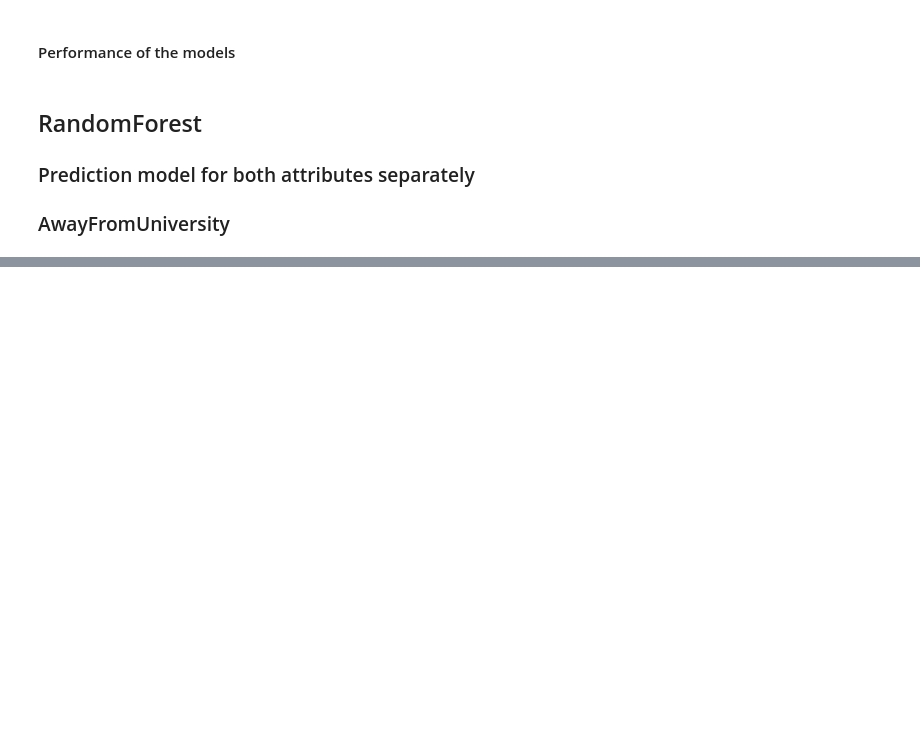
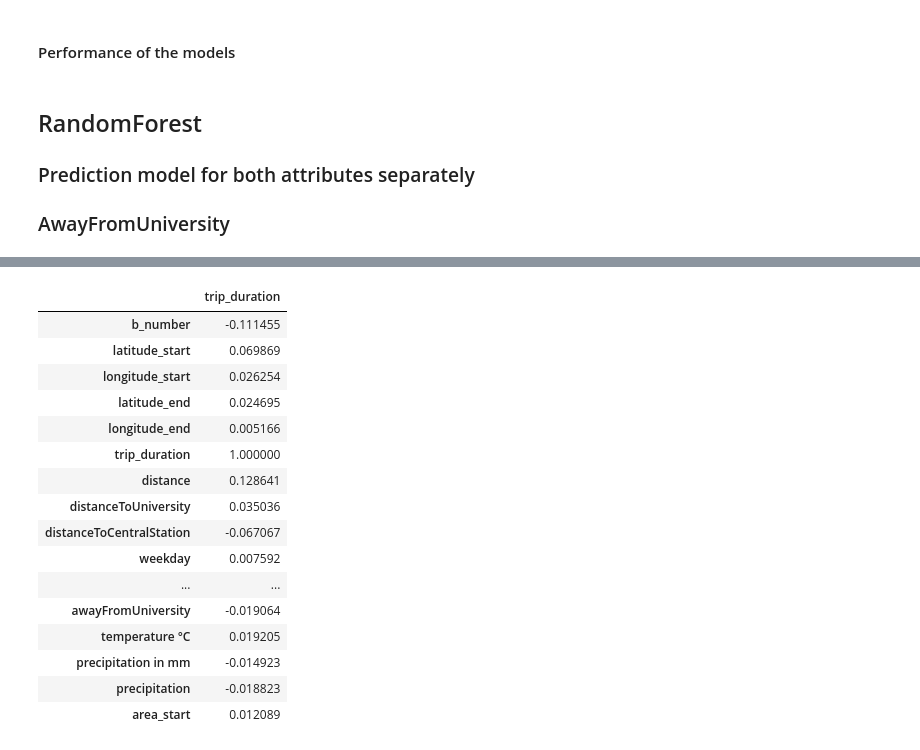
Before and after one commit to ey96/DataScienceBikesharing, a Jupyter notebook: notebooks/Task 3 - Prediction.ipynb, the cells around one changed output, grey strips where cells are left out. Drawn from its saved outputs; the diff is of its cells as text; code cells hidden in the pictures; blank space fills up the shorter version.

```diff
--- a/notebooks/Task 3 - Prediction.ipynb
+++ b/notebooks/Task 3 - Prediction.ipynb
@@ -113,0 +133,21 @@ optimize_hyper_parameters_random_forest(X,y_away)
+# %%
+# which features correlate with trip_duration?
+df_final.corr()[["trip_duration"]]
+# %% [output]
+|  | trip_duration |
+| b_number | -0.111455 |
+| latitude_start | 0.069869 |
+| longitude_start | 0.026254 |
+| latitude_end | 0.024695 |
+| longitude_end | 0.005166 |
+| trip_duration | 1.000000 |
+| distance | 0.128641 |
+| distanceToUniversity | 0.035036 |
+| distanceToCentralStation | -0.067067 |
+| weekday | 0.007592 |
+| ... | ... |
+| awayFromUniversity | -0.019064 |
+| temperature °C | 0.019205 |
+| precipitation in mm | -0.014923 |
+| precipitation | -0.018823 |
+| area_start | 0.012089 |
```
Also changed, not shown: parts of 27 cells of this notebook, 7 other files.
